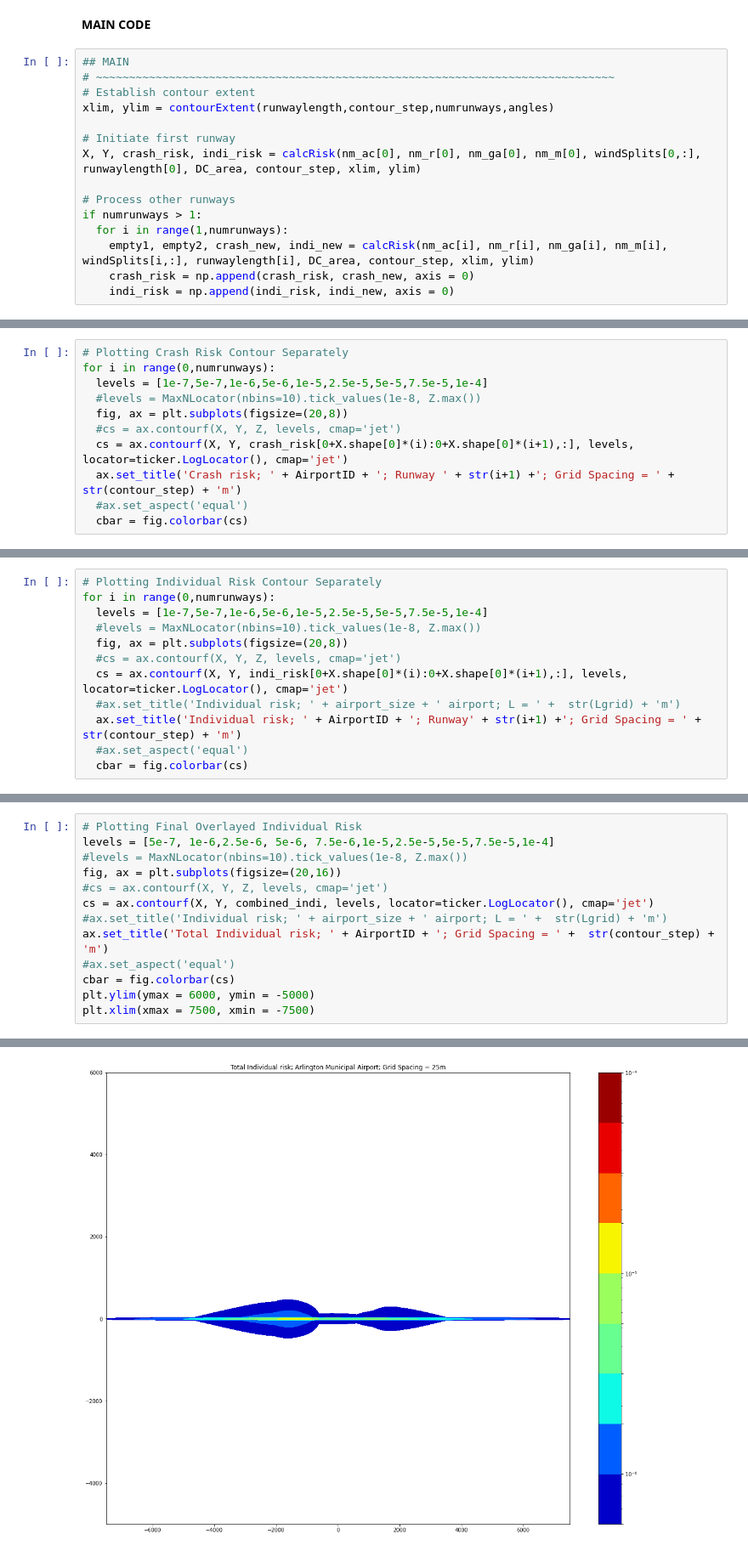
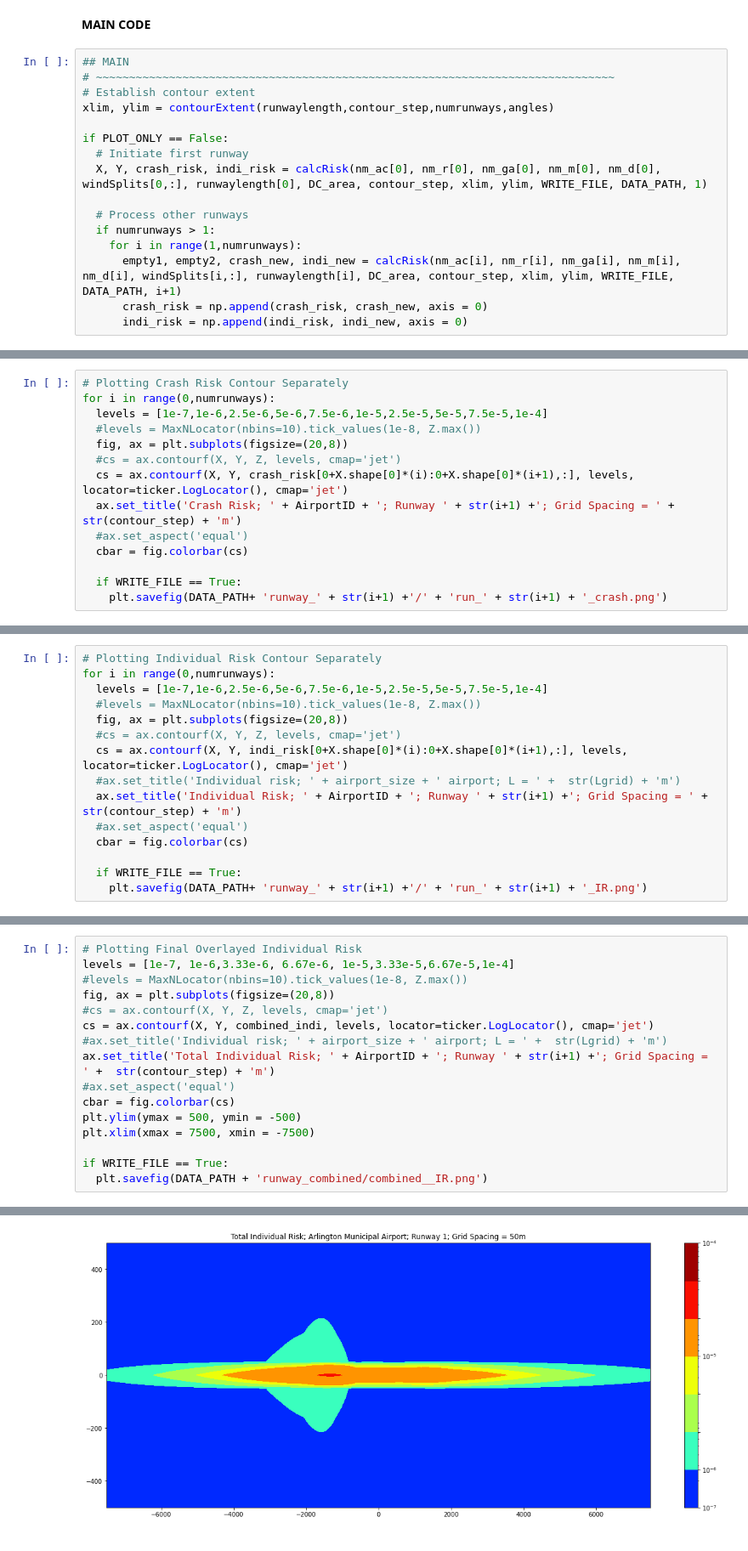
Before and after one commit to ben-shao/Airport-risk-assessment, a Jupyter notebook: Arlington/arlington_risk_contour.ipynb, the cells around one changed output, grey strips where cells are left out. Shown: that part at 85% size. Cells and saved outputs as stored; diff of their text form.

```diff
--- a/Arlington/arlington_risk_contour.ipynb
+++ b/Arlington/arlington_risk_contour.ipynb
@@ -435,12 +515,13 @@ def calcRisk(nm_ac,nm_r,nm_ga,nm_m,Splitduetowind,runwaylength,DC_area,Lgrid,xli
 # Establish contour extent
 xlim, ylim = contourExtent(runwaylength,contour_step,numrunways,angles)
 
-# Initiate first runway
-X, Y, crash_risk, indi_risk = calcRisk(nm_ac[0], nm_r[0], nm_ga[0], nm_m[0], windSplits[0,:], runwaylength[0], DC_area, contour_step, xlim, ylim)
+if PLOT_ONLY == False:
+  # Initiate first runway
+  X, Y, crash_risk, indi_risk = calcRisk(nm_ac[0], nm_r[0], nm_ga[0], nm_m[0], nm_d[0], windSplits[0,:], runwaylength[0], DC_area, contour_step, xlim, ylim, WRITE_FILE, DATA_PATH, 1)
 
-# Process other runways
-if numrunways > 1:
-  for i in range(1,numrunways):
-    empty1, empty2, crash_new, indi_new = calcRisk(nm_ac[i], nm_r[i], nm_ga[i], nm_m[i], windSplits[i,:], runwaylength[i], DC_area, contour_step, xlim, ylim)
-    crash_risk = np.append(crash_risk, crash_new, axis = 0)
-    indi_risk = np.append(indi_risk, indi_new, axis = 0)
+  # Process other runways
+  if numrunways > 1:
+    for i in range(1,numrunways):
+      empty1, empty2, crash_new, indi_new = calcRisk(nm_ac[i], nm_r[i], nm_ga[i], nm_m[i], nm_d[i], windSplits[i,:], runwaylength[i], DC_area, contour_step, xlim, ylim, WRITE_FILE, DATA_PATH, i+1)
+      crash_risk = np.append(crash_risk, crash_new, axis = 0)
+      indi_risk = np.append(indi_risk, indi_new, axis = 0)
@@ -447,12 +530,15 @@ if numrunways > 1:
 # %%
 # Plotting Crash Risk Contour Separately
 for i in range(0,numrunways):
-  levels = [1e-7,5e-7,1e-6,5e-6,1e-5,2.5e-5,5e-5,7.5e-5,1e-4]
+  levels = [1e-7,1e-6,2.5e-6,5e-6,7.5e-6,1e-5,2.5e-5,5e-5,7.5e-5,1e-4]
   #levels = MaxNLocator(nbins=10).tick_values(1e-8, Z.max())
   fig, ax = plt.subplots(figsize=(20,8))
   #cs = ax.contourf(X, Y, Z, levels, cmap='jet')
   cs = ax.contourf(X, Y, crash_risk[0+X.shape[0]*(i):0+X.shape[0]*(i+1),:], levels, locator=ticker.LogLocator(), cmap='jet')
-  ax.set_title('Crash risk; ' + AirportID + '; Runway ' + str(i+1) +'; Grid Spacing = ' +  str(contour_step) + 'm')
+  ax.set_title('Crash Risk; ' + AirportID + '; Runway ' + str(i+1) +'; Grid Spacing = ' +  str(contour_step) + 'm')
   #ax.set_aspect('equal')
   cbar = fig.colorbar(cs)
+
+  if WRITE_FILE == True:
+    plt.savefig(DATA_PATH+ 'runway_' + str(i+1) +'/' + 'run_' + str(i+1) + '_crash.png')
 # %% [output]
@@ -460,13 +546,16 @@ for i in range(0,numrunways):
 # %%
 # Plotting Individual Risk Contour Separately
 for i in range(0,numrunways):
-  levels = [1e-7,5e-7,1e-6,5e-6,1e-5,2.5e-5,5e-5,7.5e-5,1e-4]
+  levels = [1e-7,1e-6,2.5e-6,5e-6,7.5e-6,1e-5,2.5e-5,5e-5,7.5e-5,1e-4]
   #levels = MaxNLocator(nbins=10).tick_values(1e-8, Z.max())
   fig, ax = plt.subplots(figsize=(20,8))
   #cs = ax.contourf(X, Y, Z, levels, cmap='jet')
   cs = ax.contourf(X, Y, indi_risk[0+X.shape[0]*(i):0+X.shape[0]*(i+1),:], levels, locator=ticker.LogLocator(), cmap='jet')
   #ax.set_title('Individual risk; ' + airport_size + ' airport; L = ' +  str(Lgrid) + 'm')
-  ax.set_title('Individual risk; ' + AirportID + '; Runway' + str(i+1) +'; Grid Spacing = ' +  str(contour_step) + 'm')
+  ax.set_title('Individual Risk; ' + AirportID + '; Runway ' + str(i+1) +'; Grid Spacing = ' +  str(contour_step) + 'm')
   #ax.set_aspect('equal')
   cbar = fig.colorbar(cs)
+
+  if WRITE_FILE == True:
+    plt.savefig(DATA_PATH+ 'runway_' + str(i+1) +'/' + 'run_' + str(i+1) + '_IR.png')
 # %% [output]
@@ -501,16 +602,19 @@ plt.xlim(xmax = 7000, xmin = -7000)
 # %%
 # Plotting Final Overlayed Individual Risk
-levels = [5e-7, 1e-6,2.5e-6, 5e-6, 7.5e-6,1e-5,2.5e-5,5e-5,7.5e-5,1e-4]
+levels = [1e-7, 1e-6,3.33e-6, 6.67e-6, 1e-5,3.33e-5,6.67e-5,1e-4]
 #levels = MaxNLocator(nbins=10).tick_values(1e-8, Z.max())
-fig, ax = plt.subplots(figsize=(20,16))
+fig, ax = plt.subplots(figsize=(20,8))
 #cs = ax.contourf(X, Y, Z, levels, cmap='jet')
 cs = ax.contourf(X, Y, combined_indi, levels, locator=ticker.LogLocator(), cmap='jet')
 #ax.set_title('Individual risk; ' + airport_size + ' airport; L = ' +  str(Lgrid) + 'm')
-ax.set_title('Total Individual risk; ' + AirportID + '; Grid Spacing = ' +  str(contour_step) + 'm')
+ax.set_title('Total Individual Risk; ' + AirportID + '; Runway ' + str(i+1) +'; Grid Spacing = ' +  str(contour_step) + 'm')
 #ax.set_aspect('equal')
 cbar = fig.colorbar(cs)
-plt.ylim(ymax = 6000, ymin = -5000)
+plt.ylim(ymax = 500, ymin = -500)
 plt.xlim(xmax = 7500, xmin = -7500)
+
+if WRITE_FILE == True:
+  plt.savefig(DATA_PATH + 'runway_combined/combined__IR.png')
 # %% [output]
 (-7500.0, 7500.0)
-[figure, old version]
+[figure, new version]
```
Also changed, not shown: parts of 13 cells of this notebook.
